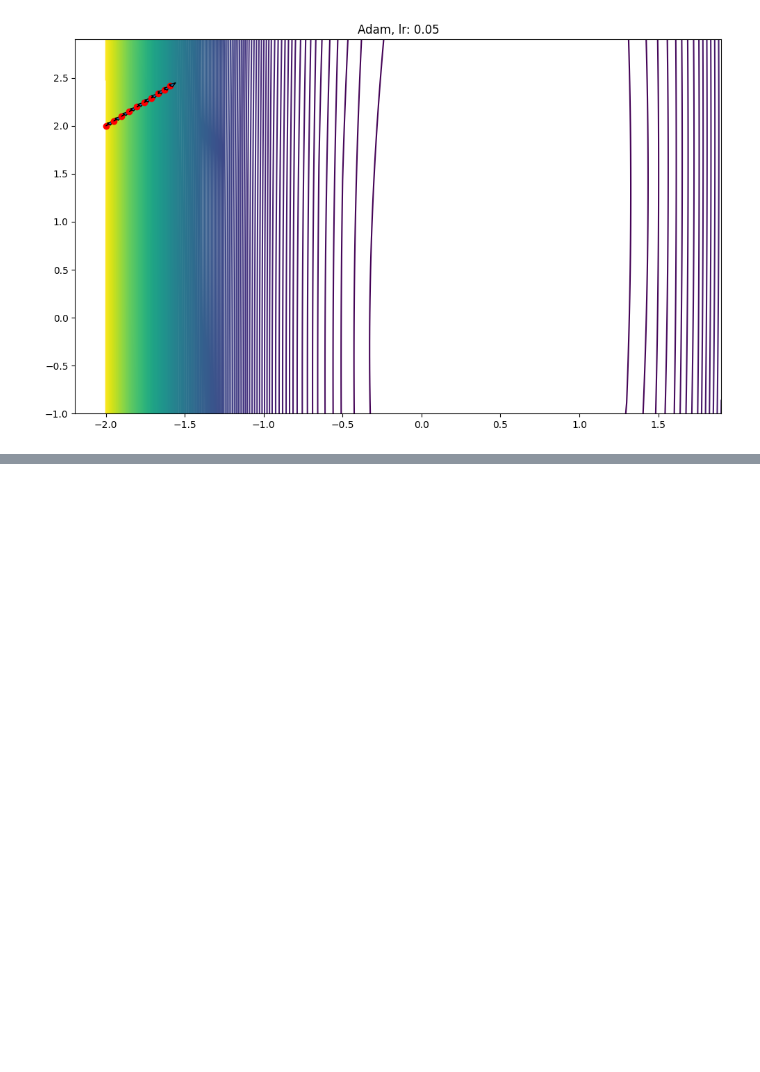
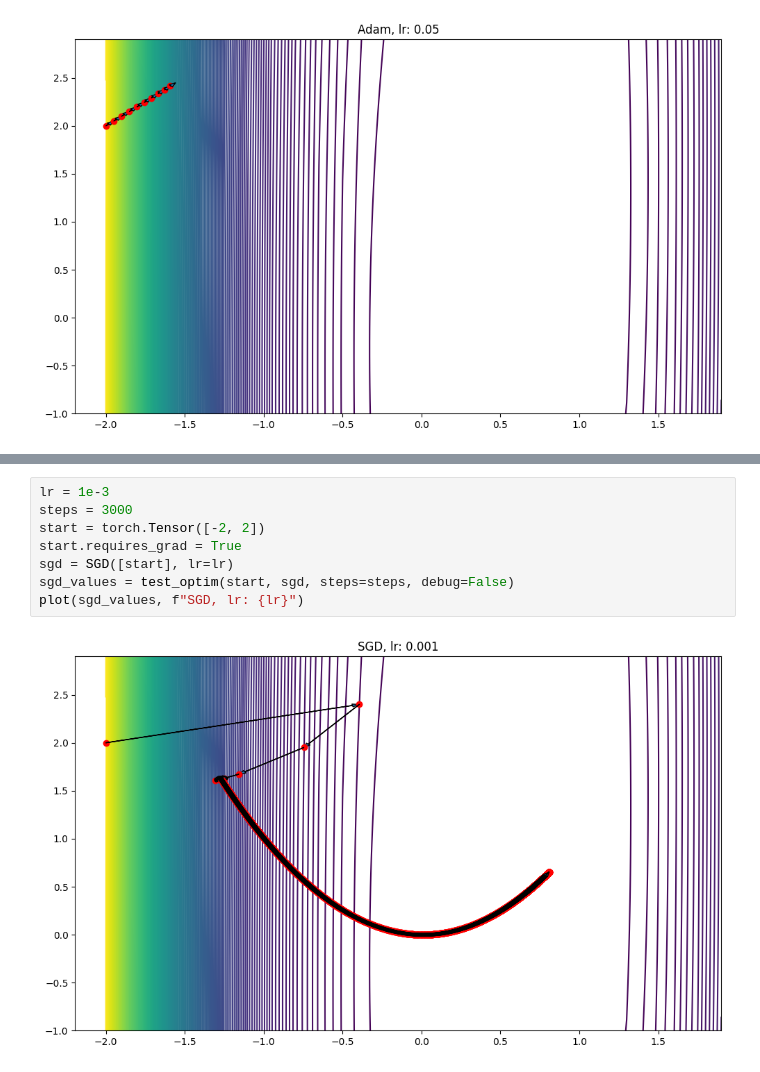
Before and after one commit to Paulemax/practical_pytorch_dl, a Jupyter notebook: sheet_03/H2_Optimizers.ipynb, the cells around one changed output, grey strips where cells are left out. Saved outputs shown, nothing was run; the diff lists cells and outputs as text; blank space fills up the shorter version.

```diff
--- a/sheet_03/H2_Optimizers.ipynb
+++ b/sheet_03/H2_Optimizers.ipynb
@@ -237,3 +237,13 @@ plot(adam_values, f"Adam, lr: {lr}")
+# %%
+lr = 1e-3
+steps = 3000
+start = torch.Tensor([-2, 2])
+start.requires_grad = True
+sgd = SGD([start], lr=lr)
+sgd_values = test_optim(start, sgd, steps=steps, debug=False)
+plot(sgd_values, f"SGD, lr: {lr}")
+# %% [output]
+[figure, added]
 # %% [markdown]
 # Findings C
 
```
Also changed, not shown: parts of 2 cells of this notebook, 2 other files.
